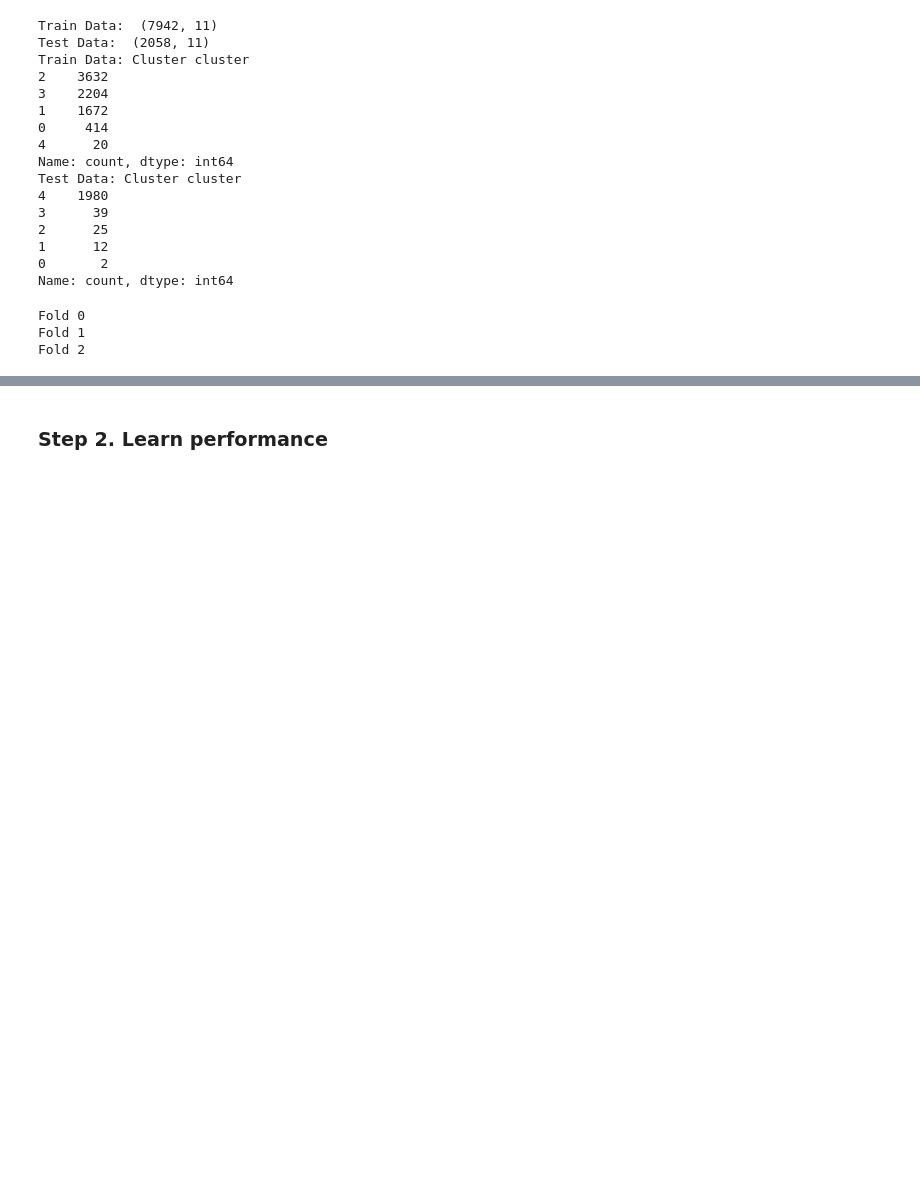
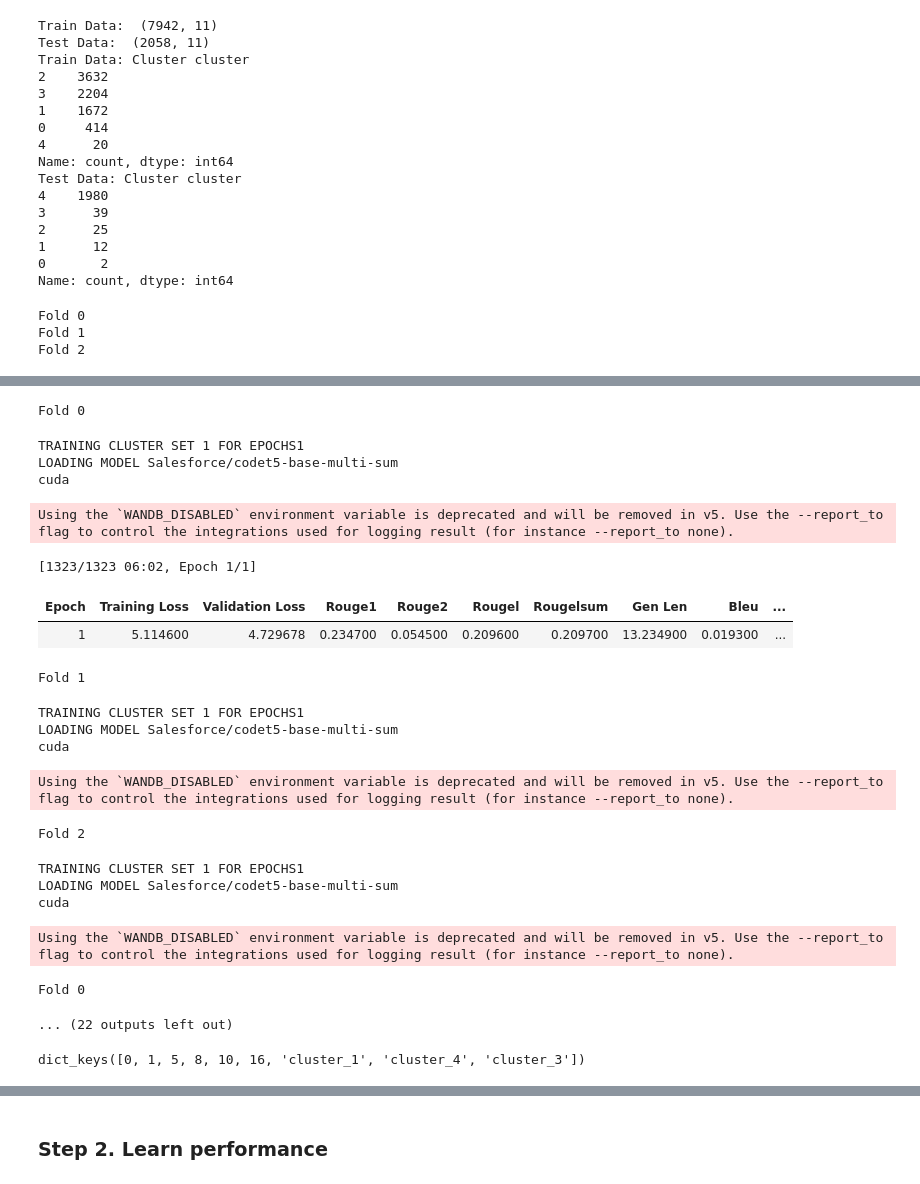
Before and after one commit to lizzzi111/Meta_Learning_Monitoring_Source_Code, a Jupyter notebook: ensemble_learning/01-Experimentation-CV.ipynb, the cells around one changed output, grey strips where cells are left out. Drawn from its saved outputs; the diff is of its cells as text; code cells hidden in the pictures; blank space fills up the shorter version.

```diff
--- a/ensemble_learning/01-Experimentation-CV.ipynb
+++ b/ensemble_learning/01-Experimentation-CV.ipynb
@@ -124,19 +159,44 @@ fold_results = cv_training_epochs_sets(experiment_config=experiment_config,
 # %%
-for cluster_idx in [1, 4, 5]:
+for cluster_idx in [1, 4, 3]:
     fold_results = cv_cluster_set(experiment_config=experiment_config,
                                     splits=splits,
                                     questions_list=questions_list,
                                     train_dataset=train_dataset,
                                     tokenizer=tokenizer,
                                     fold_results=fold_results,
                                     cluster_id=cluster_idx)
 
 cv_df = results_dict_todf(fold_results)
 
 ########## SAVE THE FILE
 
 with open(f'reports/results/cv_result_{ANALYSIS_POSTFIX}.pickle', 'wb') as handle:
     pickle.dump(cv_df, handle, protocol=pickle.HIGHEST_PROTOCOL)
+# %% [output]
+Fold 0
+TRAINING CLUSTER SET 1 FOR EPOCHS1
+LOADING MODEL Salesforce/codet5-base-multi-sum
+cuda
+Using the `WANDB_DISABLED` environment variable is deprecated and will be removed in v5. Use the --report_to flag to control the integrations used for logging result (for instance --report_to none).
+[1323/1323 06:02, Epoch 1/1]
+| Epoch | Training Loss | Validation Loss | Rouge1 | Rouge2 | Rougel | Rougelsum | Gen Len | Bleu | ... |
+| 1 | 5.114600 | 4.729678 | 0.234700 | 0.054500 | 0.209600 | 0.209700 | 13.234900 | 0.019300 | ... |
+Fold 1
+TRAINING CLUSTER SET 1 FOR EPOCHS1
+LOADING MODEL Salesforce/codet5-base-multi-sum
+cuda
+Using the `WANDB_DISABLED` environment variable is deprecated and will be removed in v5. Use the --report_to flag to control the integrations used for logging result (for instance --report_to none).
+Fold 2
+TRAINING CLUSTER SET 1 FOR EPOCHS1
+LOADING MODEL Salesforce/codet5-base-multi-sum
+cuda
+Using the `WANDB_DISABLED` environment variable is deprecated and will be removed in v5. Use the --report_to flag to control the integrations used for logging result (for instance --report_to none).
+Fold 0
+... (22 outputs left out)
+# %%
+fold_results.keys()
+# %% [output]
+dict_keys([0, 1, 5, 8, 10, 16, 'cluster_1', 'cluster_4', 'cluster_3'])
 # %%
 print("Mean")
 print(cv_df.groupby(["model_set"])["rouge"].mean())
```
Also changed, not shown: parts of 7 cells of this notebook, 4 other files.
